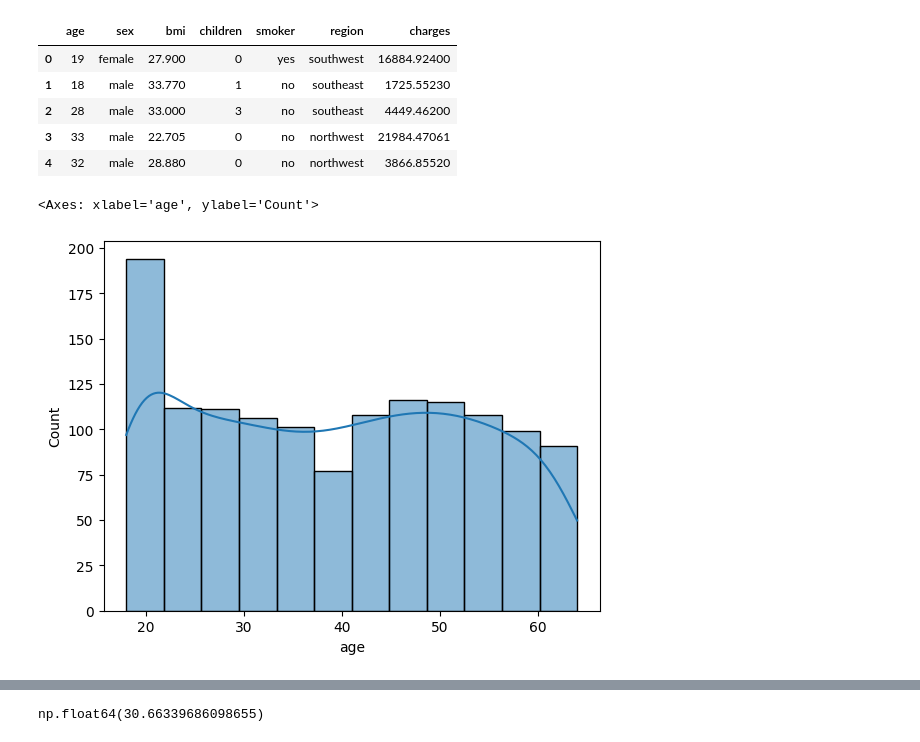
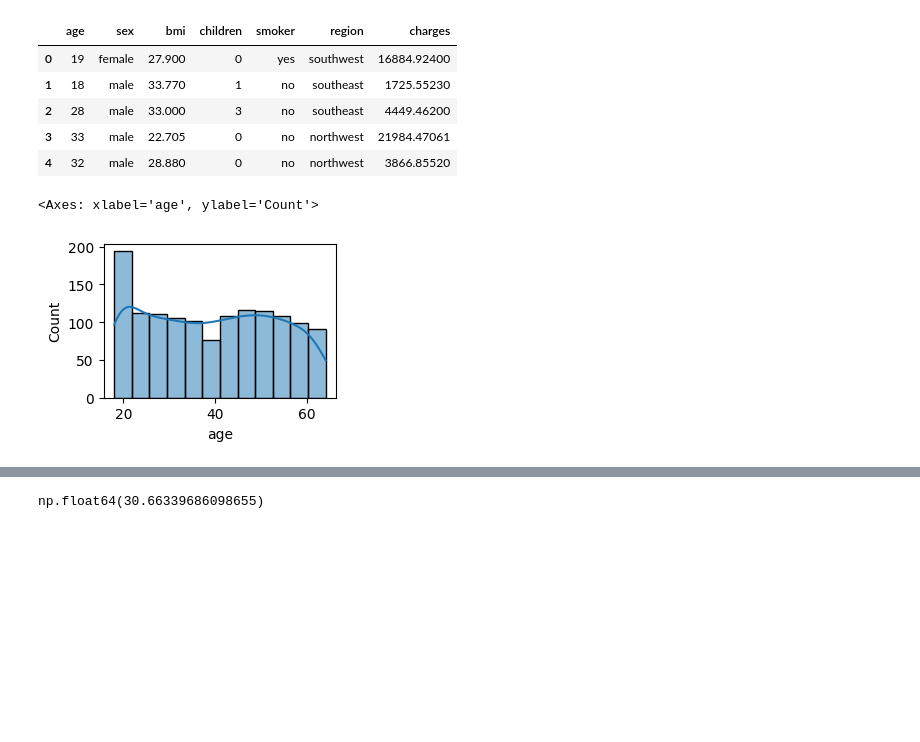
Before and after one commit to Md-Maruf-1727/Statistics, a Jupyter notebook: Outlier removing/outlier_Re_from_insurance.ipynb, the cells around one changed output, grey strips where cells are left out. Cells and saved outputs as stored; diff of their text form; code cells hidden in the pictures; blank space fills up the shorter version.

```diff
--- a/Outlier removing/outlier_Re_from_insurance.ipynb
+++ b/Outlier removing/outlier_Re_from_insurance.ipynb
@@ -12,8 +13,9 @@ df.head()
 | 3 | 33 | male | 22.705 | 0 | no | northwest | 21984.47061 |
 | 4 | 32 | male | 28.880 | 0 | no | northwest | 3866.85520 |
 # %%
+plt.figure(figsize=(3,2))
 sns.histplot(df['age'], kde=True)
 # %% [output]
 <Axes: xlabel='age', ylabel='Count'>
-[figure, old version]
+[figure, new version]
 # %%
```
Also changed, not shown: parts of 38 cells of this notebook.
